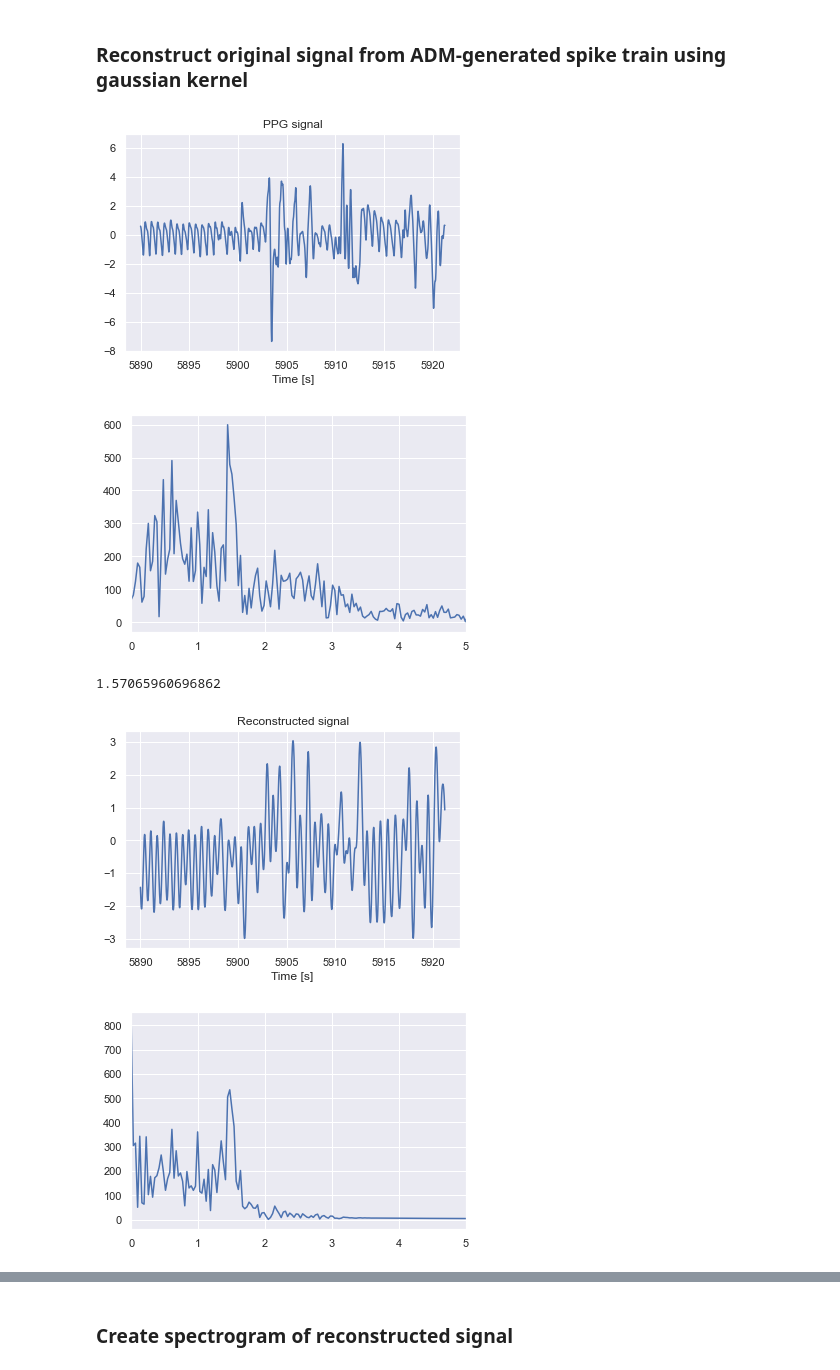
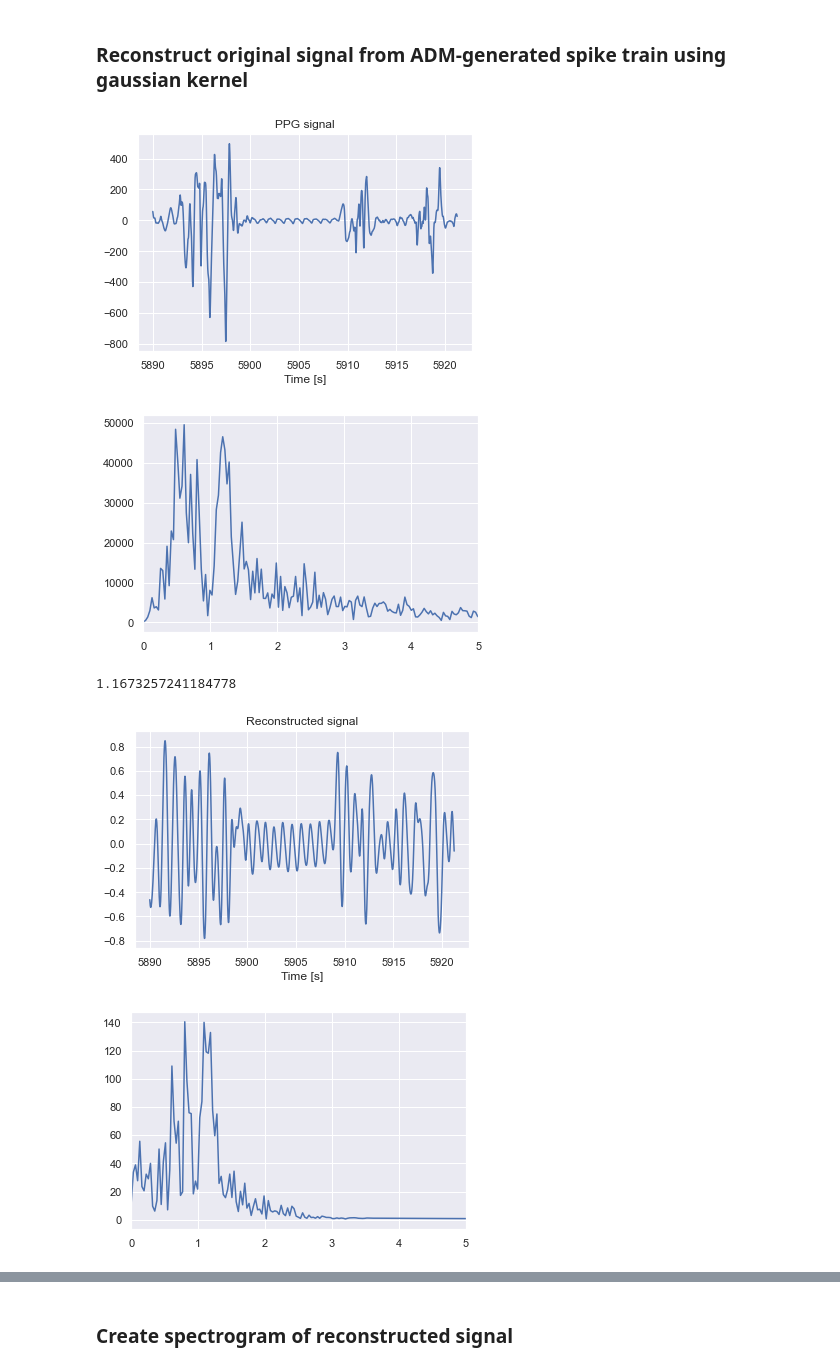
Before and after one commit to pennfranc/adm-ppg-analysis, a Jupyter notebook: mutual information pipeline.ipynb, the cells around one changed output, grey strips where cells are left out. Drawn from its saved outputs; the diff is of its cells as text; code cells hidden in the pictures.

```diff
--- a/mutual information pipeline.ipynb
+++ b/mutual information pipeline.ipynb
@@ -23,7 +23,7 @@ from mutual_information import (
 )
 sns.set()
 
-SUBJECT_IDX = 3
+SUBJECT_IDX = 8
 # %%
 dataset = load_pickle(SUBJECT_IDX)
 ppg, acc, hr, activity, _= unpack_data(dataset)
@@ -131,7 +131,7 @@ plot_fft = True
 
 time_segment = np.arange(plot_segment_start, plot_segment_start+plot_segment_length, 1) / 64
 ppg_segment = ppg[plot_segment_start:plot_segment_start+plot_segment_length]
-ppg_segment = ppg_segment / np.mean(abs(ppg_segment))
+ppg_segment = ppg_segment
 plt.plot(time_segment, ppg_segment)
 plt.xlabel('Time [s]')
 plt.title('PPG signal')
@@ -143,28 +143,27 @@ if plot_fft:
     plt.plot(freqs, ppg_spectrum)
     plt.xlim(0, 5)
 # %% [output]
-[figure, old version]
+[figure, new version]
-[figure, old version]
+[figure, new version]
 # %%
 np.mean([hr_interpolation(t) for t in np.linspace(plot_segment_start_seconds, plot_segment_start_seconds + plot_segment_length, 10)])
 # %% [output]
-1.57065960696862
+1.1673257241184778
 # %%
 rec_segment = reconstructed_signal[plot_segment_start:plot_segment_start+plot_segment_length]
-rec_segment = rec_segment / np.mean(abs(rec_segment))
 plt.plot(time_segment, rec_segment)
 plt.xlabel('Time [s]')
 plt.title('Reconstructed signal')
 plt.show()
 
 if plot_fft:
     rec_spectrum = abs(fft(rec_segment)[:len(rec_segment)//2])
     freqs = fftfreq(len(rec_segment), 1 / 64)[:len(rec_segment)//2]
     plt.plot(freqs, rec_spectrum)
     plt.xlim(0, 5)
 # %% [output]
-[figure, old version]
+[figure, new version]
-[figure, old version]
+[figure, new version]
 # %%
 acc_segment = acc[plot_segment_start // 2:(plot_segment_start+plot_segment_length) // 2]
 plt.plot(time_segment[::2], acc_segment)
```
Also changed, not shown: parts of 15 cells of this notebook, 7 other files.
